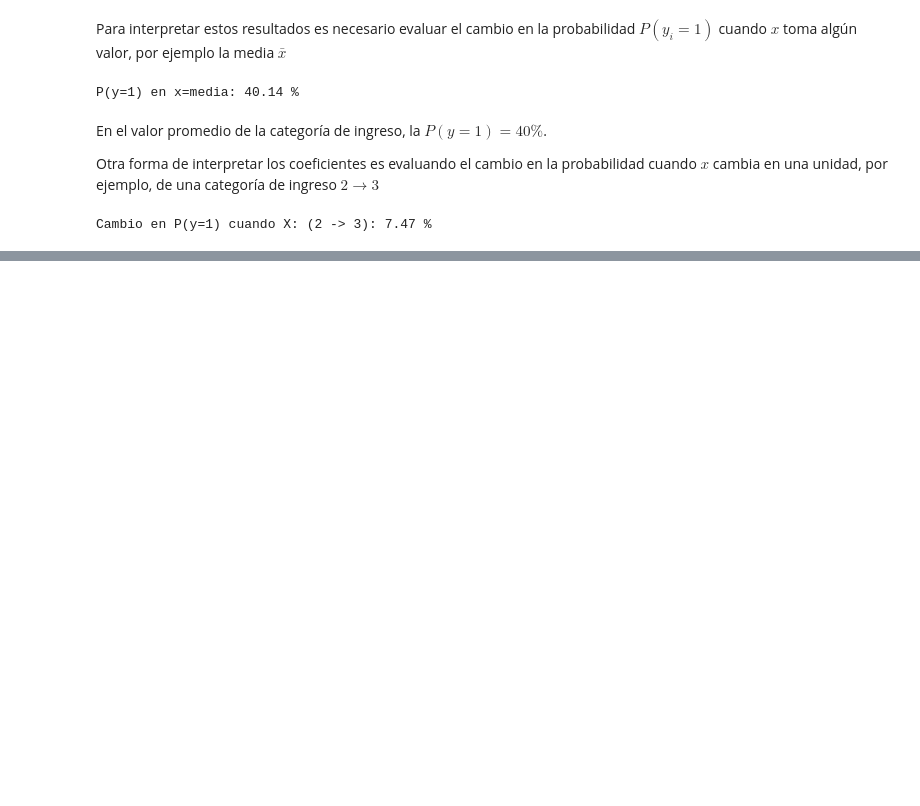
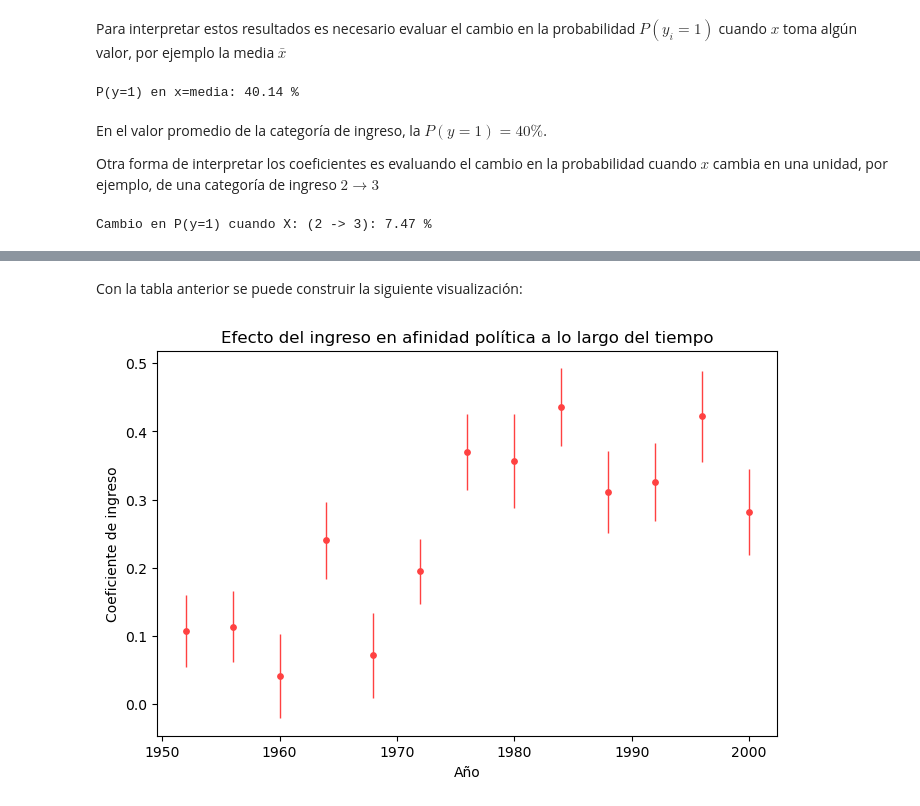
Before and after one commit to CAMM961001/bayesian_analysis, a Jupyter notebook: notebooks/04_regresion_logistica.ipynb, the cells around one changed output, grey strips where cells are left out. Saved outputs shown, nothing was run; the diff lists cells and outputs as text; code cells hidden in the pictures; blank space fills up the shorter version.

Commit message:
Visualizando múltiples modelos

```diff
--- a/notebooks/04_regresion_logistica.ipynb
+++ b/notebooks/04_regresion_logistica.ipynb
@@ -199,0 +259,32 @@ Pasar de un nivel de ingreso de $2\rightarrow 3$ incrementa la probabilidad $P(y
+# %% [markdown]
+Con la tabla anterior se puede construir la siguiente visualización:
+# %%
+# Especificaciones de figura
+fig, ax = plt.subplots(figsize = (8,5))
+
+# Elementos de visualización
+# ---- Coeficiente
+ax.scatter(
+    x=multiples_modelos.index
+    ,y=multiples_modelos.income
+    ,s=15
+    ,color=CONFIG['graficas']['colors']['rojo'])
+
+# ---- Intervalo a +- 1 desv. estándar
+for row in multiples_modelos.index:
+    ax.vlines(
+        x=row
+        ,ymin=multiples_modelos.loc[row].income - multiples_modelos.loc[row].std_err
+        ,ymax=multiples_modelos.loc[row].income + multiples_modelos.loc[row].std_err
+        ,colors=CONFIG['graficas']['colors']['rojo']
+        ,linewidth=1)
+
+# Anotaciones y estilo
+ax.set(
+    title='Efecto del ingreso en afinidad política a lo largo del tiempo'
+    ,xlabel='Año'
+    ,ylabel='Coeficiente de ingreso')
+
+plt.show()
+# %% [output]
+[figure, added]
```
Also changed, not shown: parts of 7 cells of this notebook.
